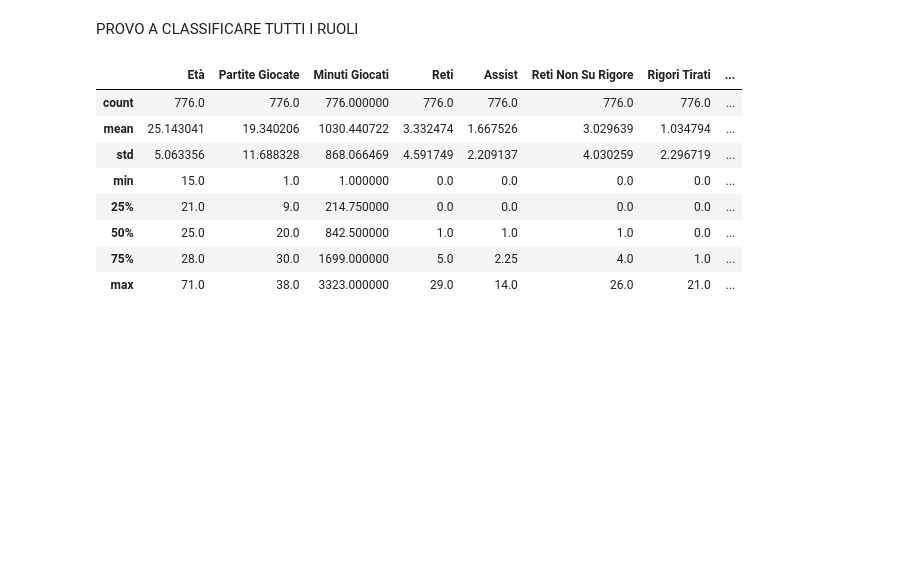
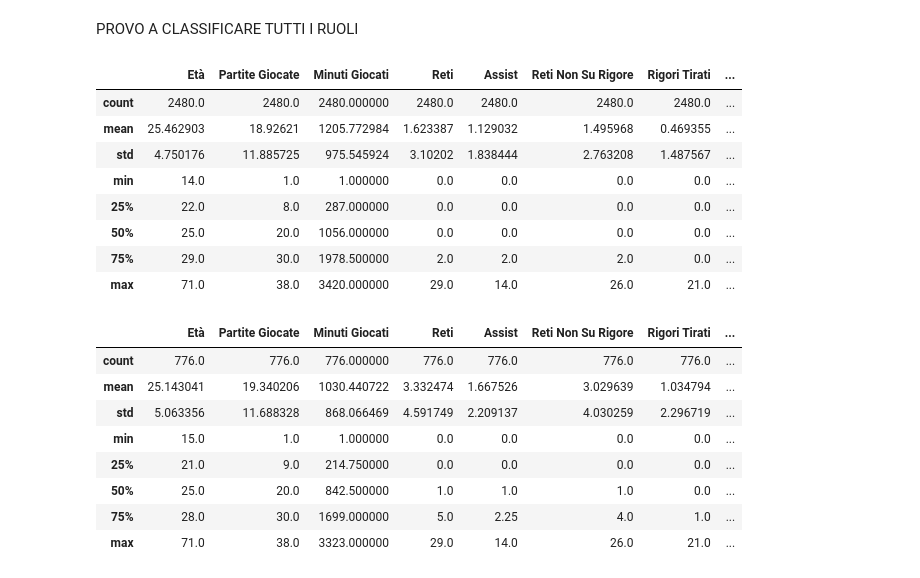
Before and after one commit to davideadinolfi/machine-learning, a Jupyter notebook: training.ipynb, the cells around one changed output. Cells and saved outputs as stored; diff of their text form; code cells hidden in the pictures; blank space fills up the shorter version.

```diff
--- a/training.ipynb
+++ b/training.ipynb
@@ -651,7 +651,18 @@ PROVO A CLASSIFICARE TUTTI I RUOLI
 # %%
 cen=df.loc[df['Ruolo?'].str.contains("Cen", na=False)]
 dif=df.loc[df['Ruolo?'].str.contains("Dif", na=False)]
 por=df.loc[df['Ruolo?'].str.contains("Por", na=False)]
+df.describe()
+# %% [output]
+|  | Età | Partite Giocate | Minuti Giocati | Reti | Assist | Reti Non Su Rigore | Rigori Tirati | ... |
+| count | 2480.0 | 2480.0 | 2480.000000 | 2480.0 | 2480.0 | 2480.0 | 2480.0 | ... |
+| mean | 25.462903 | 18.92621 | 1205.772984 | 1.623387 | 1.129032 | 1.495968 | 0.469355 | ... |
+| std | 4.750176 | 11.885725 | 975.545924 | 3.10202 | 1.838444 | 2.763208 | 1.487567 | ... |
+| min | 14.0 | 1.0 | 1.000000 | 0.0 | 0.0 | 0.0 | 0.0 | ... |
+| 25% | 22.0 | 8.0 | 287.000000 | 0.0 | 0.0 | 0.0 | 0.0 | ... |
+| 50% | 25.0 | 20.0 | 1056.000000 | 0.0 | 0.0 | 0.0 | 0.0 | ... |
+| 75% | 29.0 | 30.0 | 1978.500000 | 2.0 | 2.0 | 2.0 | 0.0 | ... |
+| max | 71.0 | 38.0 | 3420.000000 | 29.0 | 14.0 | 26.0 | 21.0 | ... |
 # %%
 att.describe()
 # %% [output]
```
Also changed, not shown: parts of 1 cell of this notebook.
